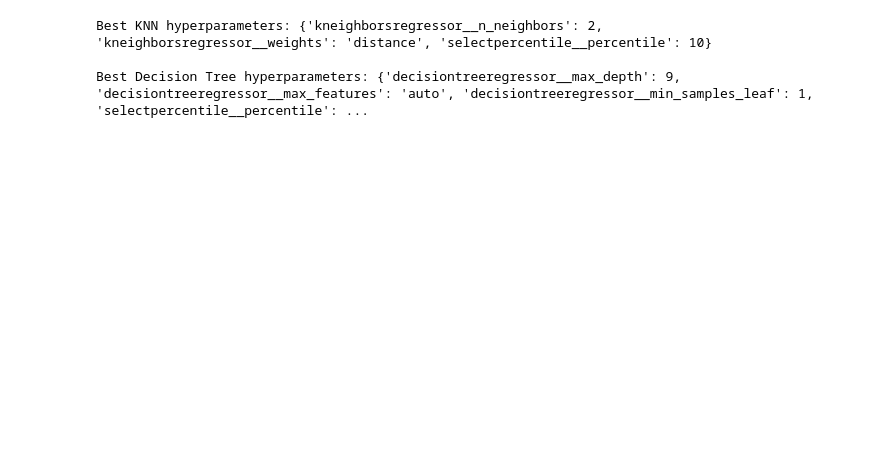
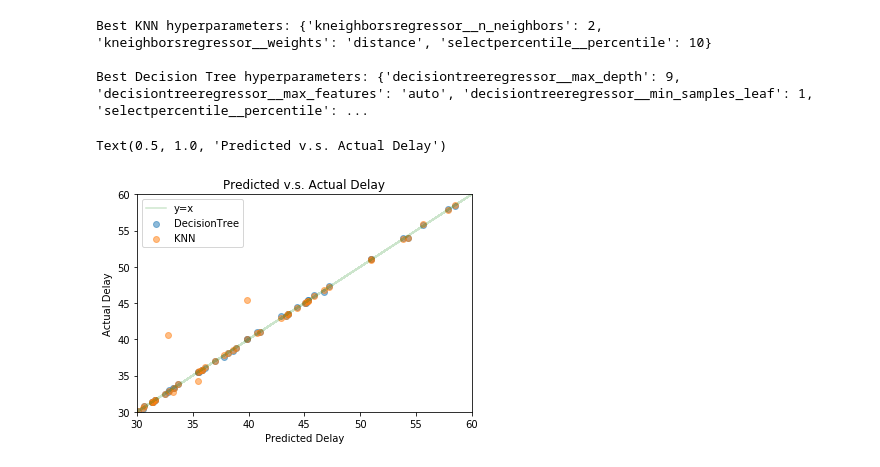
Before and after one commit to ChuckBowers/info370-group11, a Jupyter notebook: ml_analysis.ipynb, the cells around one changed output. Cells and saved outputs as stored; diff of their text form; code cells hidden in the pictures; blank space fills up the shorter version.

```diff
--- a/ml_analysis.ipynb
+++ b/ml_analysis.ipynb
@@ -122,3 +122,18 @@ print('Best Decision Tree hyperparameters: ' + str(dt_best_params) + '\n')
 Best KNN hyperparameters: {'kneighborsregressor__n_neighbors': 2, 'kneighborsregressor__weights': 'distance', 'selectpercentile__percentile': 10}
 
 Best Decision Tree hyperparameters: {'decisiontreeregressor__max_depth': 9, 'decisiontreeregressor__max_features': 'auto', 'decisiontreeregressor__min_samples_leaf': 1, 'selectpercentile__percentile': ...
+# %%
+import matplotlib.pyplot as plt
+
+plt.scatter(test_outcome, dt_grid.predict(test_features), alpha=0.5, label='DecisionTree')
+plt.scatter(test_outcome, knn_grid.predict(test_features), alpha=0.5, label='KNN')
+plt.plot(test_outcome, test_outcome, label='y=x', c='green', alpha=0.2)
+plt.legend()
+plt.ylabel('Actual Delay')
+plt.xlabel('Predicted Delay')
+plt.xlim([30, 60])
+plt.ylim([30, 60])
+plt.title('Predicted v.s. Actual Delay')
+# %% [output]
+Text(0.5, 1.0, 'Predicted v.s. Actual Delay')
+[figure, added]
```
Also changed, not shown: parts of 2 cells of this notebook, 3 other files.
